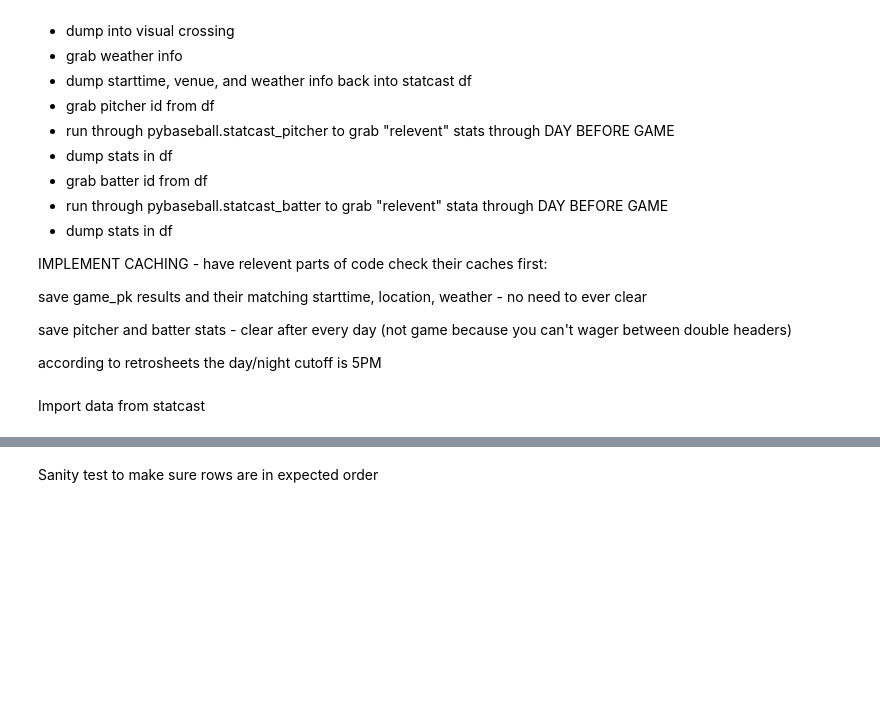
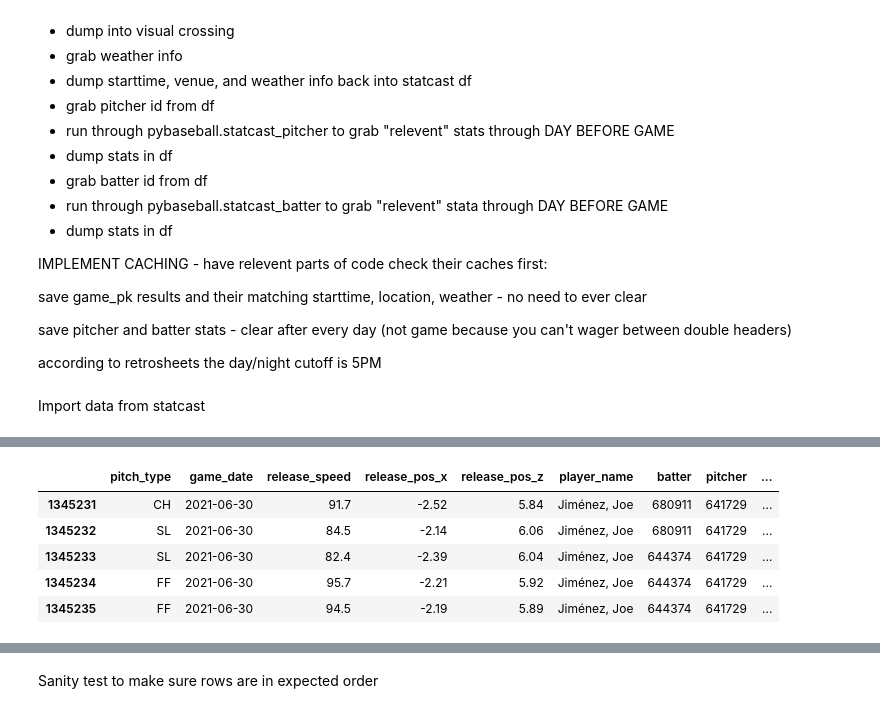
Before and after one commit to stone-ericm/MLB_counting_to_57_hits, a Jupyter notebook: Data Processing - Statcast.ipynb, the cells around one changed output, grey strips where cells are left out. Drawn from its saved outputs; the diff is of its cells as text; code cells hidden in the pictures; blank space fills up the shorter version.

```diff
--- a/Data Processing - Statcast.ipynb
+++ b/Data Processing - Statcast.ipynb
@@ -69,3 +87,12 @@ df.head(20)
+# %%
+df.tail()
+# %% [output]
+|  | pitch_type | game_date | release_speed | release_pos_x | release_pos_z | player_name | batter | pitcher | ... |
+| 1345231 | CH | 2021-06-30 | 91.7 | -2.52 | 5.84 | Jiménez, Joe | 680911 | 641729 | ... |
+| 1345232 | SL | 2021-06-30 | 84.5 | -2.14 | 6.06 | Jiménez, Joe | 680911 | 641729 | ... |
+| 1345233 | SL | 2021-06-30 | 82.4 | -2.39 | 6.04 | Jiménez, Joe | 644374 | 641729 | ... |
+| 1345234 | FF | 2021-06-30 | 95.7 | -2.21 | 5.92 | Jiménez, Joe | 644374 | 641729 | ... |
+| 1345235 | FF | 2021-06-30 | 94.5 | -2.19 | 5.89 | Jiménez, Joe | 644374 | 641729 | ... |
 # %%
 df.game_type.value_counts()
 # %%
```
Also changed, not shown: parts of 37 cells of this notebook, 1 other file.
